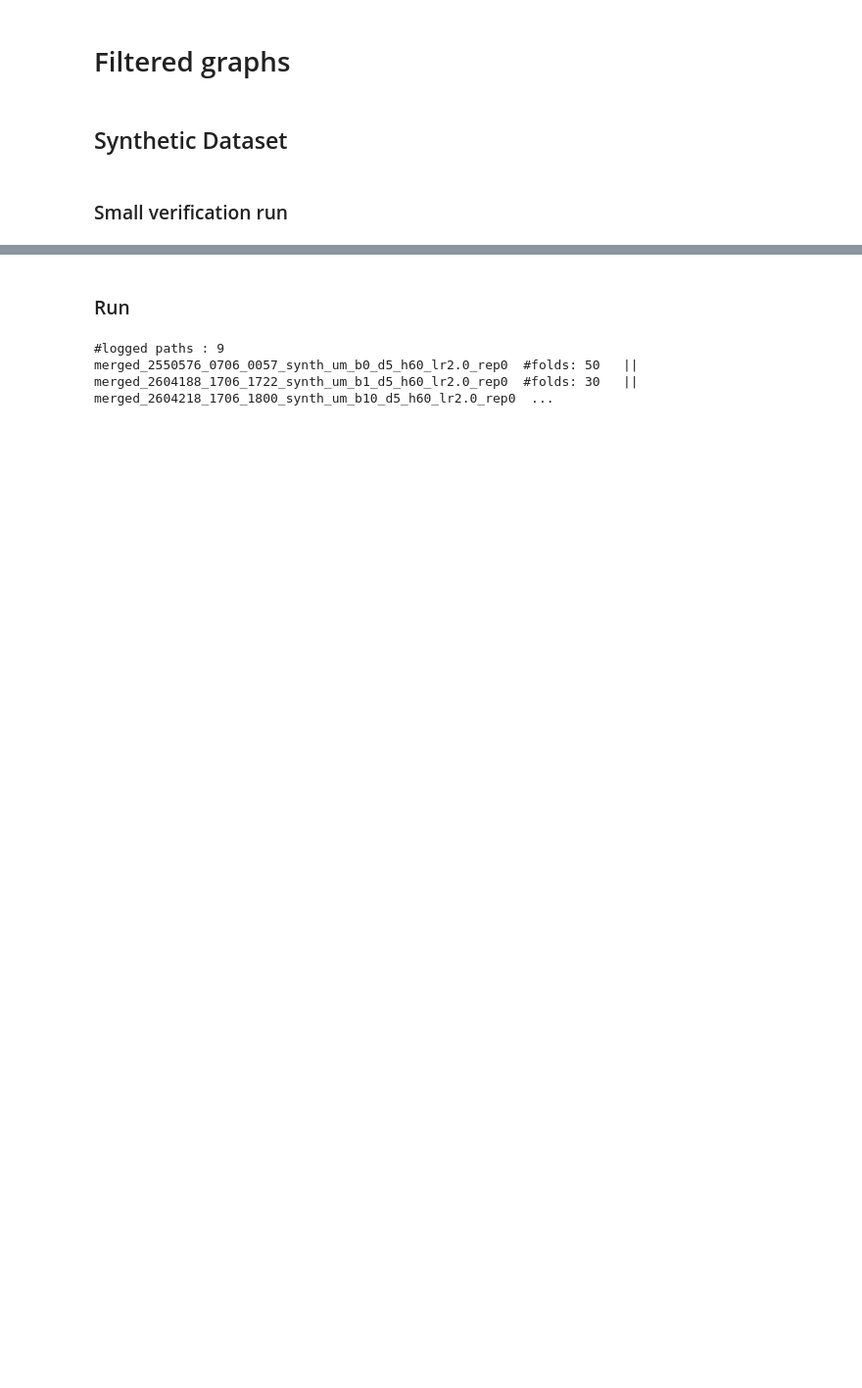
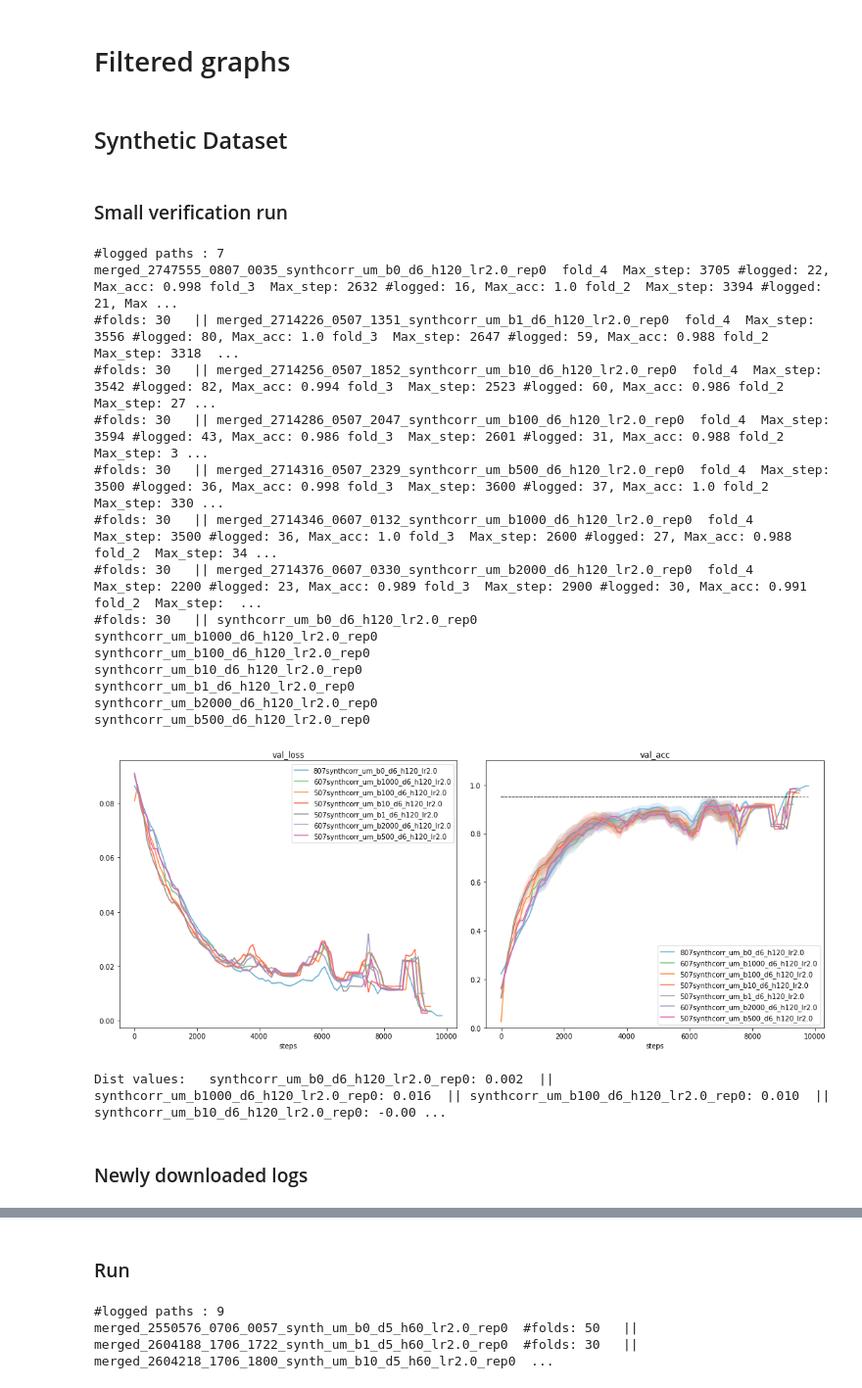
Before and after one commit to jeromel05/Ultrametric-benchmark-v2, a Jupyter notebook: notebooks/postprocessing_metrics.ipynb, the cells around one changed output, grey strips where cells are left out. Shown at 98% size. Drawn from its saved outputs; the diff is of its cells as text; code cells hidden in the pictures; blank space fills up the shorter version.

```diff
--- a/notebooks/postprocessing_metrics.ipynb
+++ b/notebooks/postprocessing_metrics.ipynb
@@ -477,6 +542,46 @@ metrics_to_plot = ['val_step', 'val_loss', 'val_acc']
 ## Synthetic Dataset
 # %% [markdown]
 ### Small verification run
+# %%
+integral_values_dict_um, integral_values_dict_split, res_dict = dict(), dict(), dict()
+#patts_to_search = ['synth(?:corr)*_um_b[0-9]*_d5_h60_lr2', 'synth(?:corr)*_um_b[0-9]*_d6_+h120_lr2', 'synth(?:corr)*_um_b[0-9]*_d7_+h250_lr2', 'synth(?:corr)*_um_b[0-9]*_d8_+h500_lr5'] # 'synth_um_b[01]*_d9_h1000_lr5']
+patts_to_search = ['synth_split_b[0-9]*_d5_s400', 'synth_split_b[0-9]*_d6_s400', 'synth_split_b[0-9]*_d7_s[0-9]*',
+                   'synthcorr_split_b[0-9]*_d5', 'synthcorr_um_b[0-9]*_d6',
+                  'synth_split_b[0-9]*_d5_stoch']
+
+#patts_to_search = ['synth_split_b[0-9]*_d5_stoch'] # only stoch
+patts_to_search = ['synthcorr_um_b[0-9]*_d6'] # only corr
+#patts_to_search = ['2714079_0407_1112_synth_split_b800_d5_s400_h60_lr1.0_rep16']
+#patts_to_search = ['synth_split_b10_d6_s400_h120_lr1.0_rep23']
+#patts_to_search = ['2714076_0407_1112_synth_split_b800_d5_s400_h60_lr1.0_rep13']
+# MERGED_LOG_PATH DL_LOG_PATH SPLIT_MERGED_LOG_PATH TO_MERGE_LOG_PATH MERGED_CORR_LOG_PATH
+# MERGED_STOCH_LOG_PATH EXPERIMENTAL_LOG_PATH TO_MERGE_LOG_PATH
+
+for patt in patts_to_search:
+    val_accs_dict = plot_runs_w_regex(patt, 0.0, TO_MERGE_LOG_PATH, verbose=0, delete_dir=True, debug=True)
+    integral_values, name, b0_max_idx = compute_integral_values(val_accs_dict)
+    print_dict(integral_values)
+    res_dict[name] = (integral_values, b0_max_idx)
+# %% [output]
+#logged paths : 7
+merged_2747555_0807_0035_synthcorr_um_b0_d6_h120_lr2.0_rep0  fold_4  Max_step: 3705 #logged: 22, Max_acc: 0.998 fold_3  Max_step: 2632 #logged: 16, Max_acc: 1.0 fold_2  Max_step: 3394 #logged: 21, Max ...
+#folds: 30   || merged_2714226_0507_1351_synthcorr_um_b1_d6_h120_lr2.0_rep0  fold_4  Max_step: 3556 #logged: 80, Max_acc: 1.0 fold_3  Max_step: 2647 #logged: 59, Max_acc: 0.988 fold_2  Max_step: 3318  ...
+#folds: 30   || merged_2714256_0507_1852_synthcorr_um_b10_d6_h120_lr2.0_rep0  fold_4  Max_step: 3542 #logged: 82, Max_acc: 0.994 fold_3  Max_step: 2523 #logged: 60, Max_acc: 0.986 fold_2  Max_step: 27 ...
+#folds: 30   || merged_2714286_0507_2047_synthcorr_um_b100_d6_h120_lr2.0_rep0  fold_4  Max_step: 3594 #logged: 43, Max_acc: 0.986 fold_3  Max_step: 2601 #logged: 31, Max_acc: 0.988 fold_2  Max_step: 3 ...
+#folds: 30   || merged_2714316_0507_2329_synthcorr_um_b500_d6_h120_lr2.0_rep0  fold_4  Max_step: 3500 #logged: 36, Max_acc: 0.998 fold_3  Max_step: 3600 #logged: 37, Max_acc: 1.0 fold_2  Max_step: 330 ...
+#folds: 30   || merged_2714346_0607_0132_synthcorr_um_b1000_d6_h120_lr2.0_rep0  fold_4  Max_step: 3500 #logged: 36, Max_acc: 1.0 fold_3  Max_step: 2600 #logged: 27, Max_acc: 0.988 fold_2  Max_step: 34 ...
+#folds: 30   || merged_2714376_0607_0330_synthcorr_um_b2000_d6_h120_lr2.0_rep0  fold_4  Max_step: 2200 #logged: 23, Max_acc: 0.989 fold_3  Max_step: 2900 #logged: 30, Max_acc: 0.991 fold_2  Max_step:  ...
+#folds: 30   || synthcorr_um_b0_d6_h120_lr2.0_rep0
+synthcorr_um_b1000_d6_h120_lr2.0_rep0
+synthcorr_um_b100_d6_h120_lr2.0_rep0
+synthcorr_um_b10_d6_h120_lr2.0_rep0
+synthcorr_um_b1_d6_h120_lr2.0_rep0
+synthcorr_um_b2000_d6_h120_lr2.0_rep0
+synthcorr_um_b500_d6_h120_lr2.0_rep0
+[figure, added]
+Dist values:   synthcorr_um_b0_d6_h120_lr2.0_rep0: 0.002  || synthcorr_um_b1000_d6_h120_lr2.0_rep0: 0.016  || synthcorr_um_b100_d6_h120_lr2.0_rep0: 0.010  || synthcorr_um_b10_d6_h120_lr2.0_rep0: -0.00 ...
+# %% [markdown]
+### Newly downloaded logs
 # %%
 integral_values_dict_um, integral_values_dict_split, res_dict = dict(), dict(), dict()
 #patts_to_search = ['synth(?:corr)*_um_b[0-9]*_d5_h60_lr2', 'synth(?:corr)*_um_b[0-9]*_d6_+h120_lr2', 'synth(?:corr)*_um_b[0-9]*_d7_+h250_lr2', 'synth(?:corr)*_um_b[0-9]*_d8_+h500_lr5'] # 'synth_um_b[01]*_d9_h1000_lr5']
```
Also changed, not shown: parts of 14 cells of this notebook, 3 other files.
